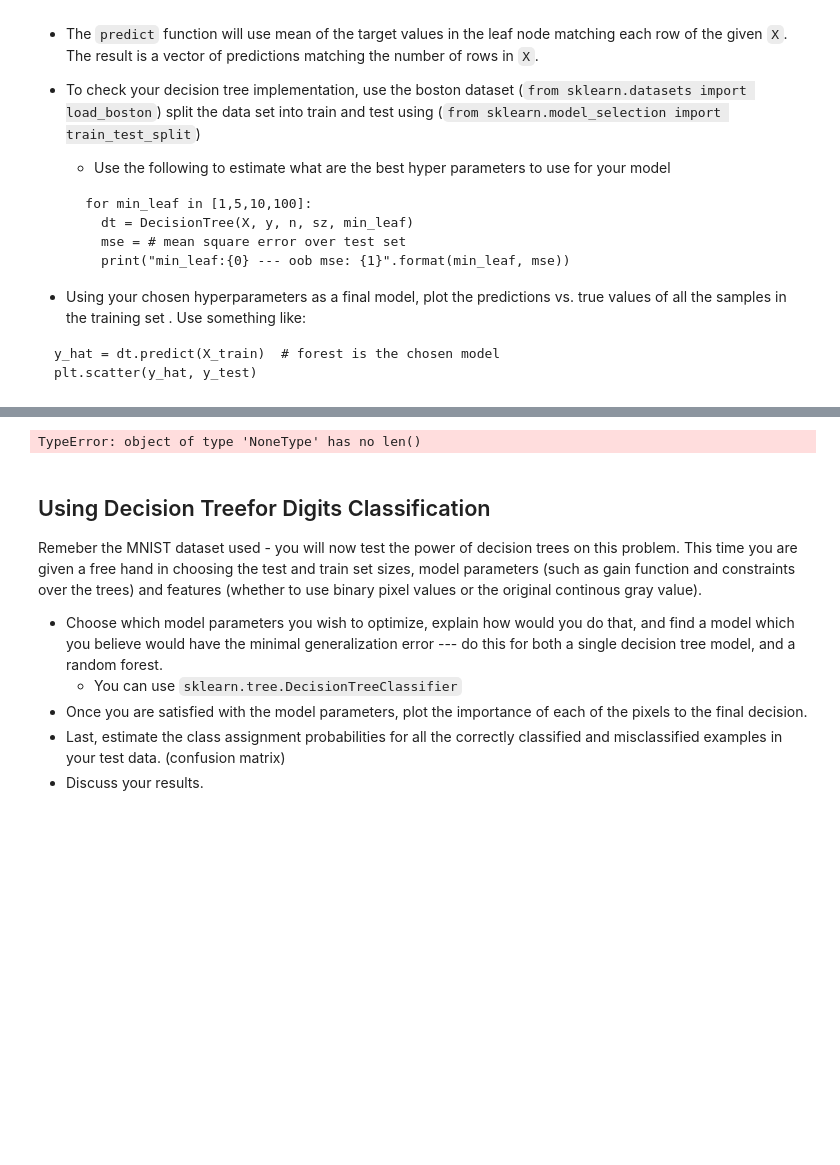
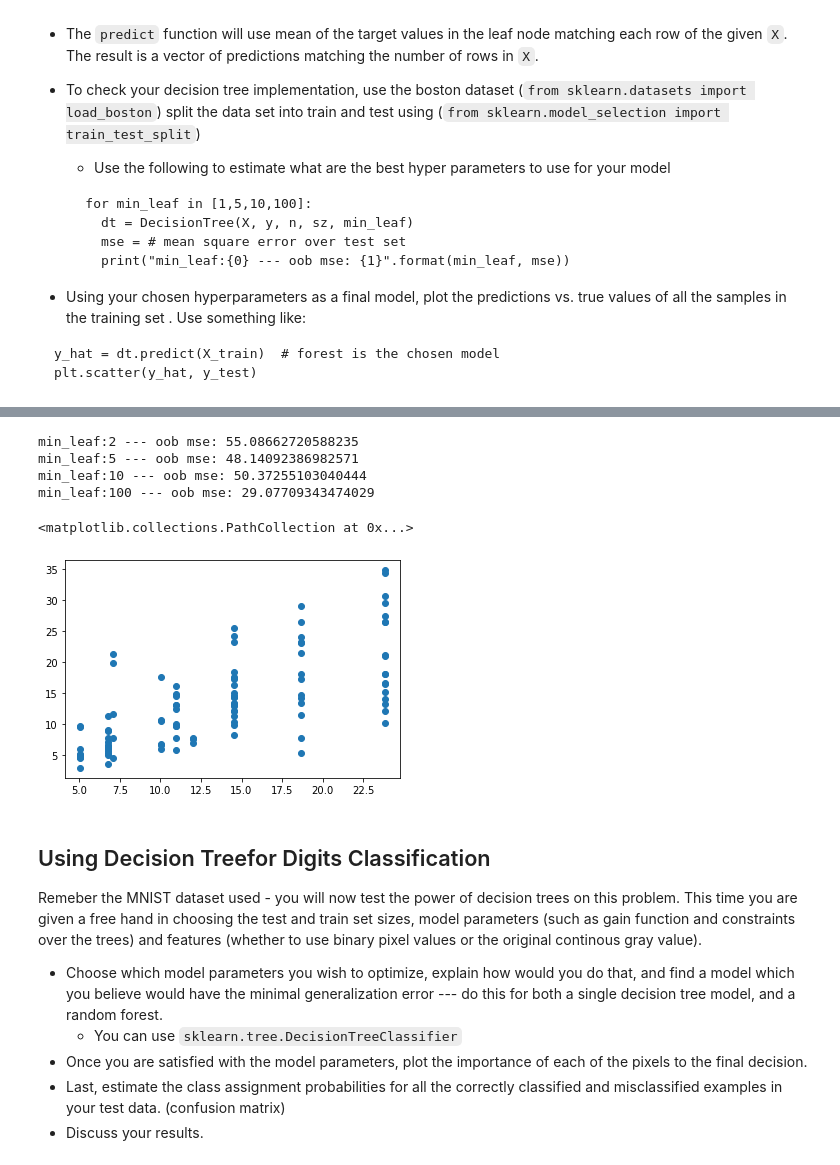
Before and after one commit to Shuaf98/y-data, a Jupyter notebook: ydata_supervised_learning/lecture5_DecisionTrees/Decision Trees _Exercise.ipynb, the cells around one changed output, grey strips where cells are left out. Saved outputs shown, nothing was run; the diff lists cells and outputs as text; code cells hidden in the pictures; blank space fills up the shorter version.

```diff
--- a/ydata_supervised_learning/lecture5_DecisionTrees/Decision Trees _Exercise.ipynb
+++ b/ydata_supervised_learning/lecture5_DecisionTrees/Decision Trees _Exercise.ipynb
@@ -98,16 +61,3 @@ class BinarySearchNode():
-# %%
-def build_tree(rows):
-    score, question = find_split(rows)
-
-    if score == 0: return Leaf(rows)
-
-    true_rows, false_rows = partition(rows, question)
-
-    true_branch = build_tree(true_rows)
-
-    false_branch = build_tree(false_rows)
-
-    return Decision_Node(question, true_branch, false_branch)
 # %%
 X, y = load_boston(return_X_y = True);
 data = load_boston();
@@ -257,7 +225,7 @@ Y = df.iloc[:, -1].values.reshape(-1,1)
 from sklearn.model_selection import train_test_split
 X_train, X_test, Y_train, Y_test = train_test_split(X, Y, test_size=.2, random_state=41)
 # %%
-regressor = RegressionTree(min_split=2, max_depth=2)
+regressor = RegressionTree(min_split=2, max_depth=20)
 regressor.fit(X_train, Y_train)
 regressor.print_tree(columns= df.columns)
 # %% [output]
@@ -267,10 +249,24 @@ AttributeError: 'str' object has no attribute 'value'
-# %%
-columns = len(None)
-
-if columns:
-    print('yes')
-# %% [output]
-TypeError: object of type 'NoneType' has no len()
+# %%
+import matplotlib.pyplot as plt
+from sklearn.metrics import mean_squared_error
+for min_leaf in [2,5,10,100]: #Not working for values of 1 -- Need to fix this. Also, what should max depth be?
+      regressor = RegressionTree(min_split=min_leaf, max_depth=20)
+      regressor.fit(X_train, Y_train)
+      mse = mean_squared_error(Y_test, regressor.predict(X_test)) # mean square error over test set
+      print("min_leaf:{0} --- oob mse: {1}".format(min_leaf, mse))
+# %% [output]
+min_leaf:2 --- oob mse: 55.08662720588235
+min_leaf:5 --- oob mse: 48.14092386982571
+min_leaf:10 --- oob mse: 50.37255103040444
+min_leaf:100 --- oob mse: 29.07709343474029
+# %%
+regressor = RegressionTree(min_split=100, max_depth=100)
+regressor.fit(X_train, Y_train)
+y_hat = regressor.predict(X_test)  # forest is the chosen model
+plt.scatter(y_hat, Y_test)
+# %% [output]
+<matplotlib.collections.PathCollection at 0x...>
+[figure, added]
 # %% [markdown]
 ## Using Decision Treefor Digits Classification
 Remeber the MNIST dataset used - you will now test the power of decision trees on this problem.
```
Also changed, not shown: parts of 13 cells of this notebook, 3 other files.
